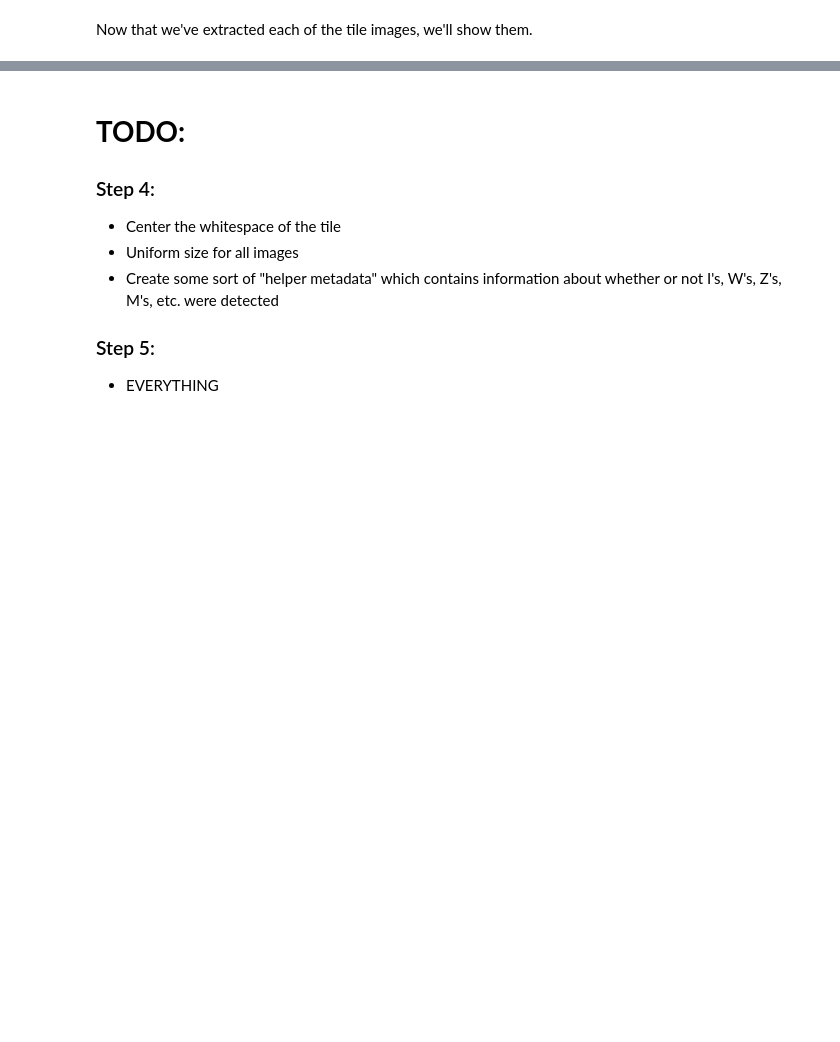
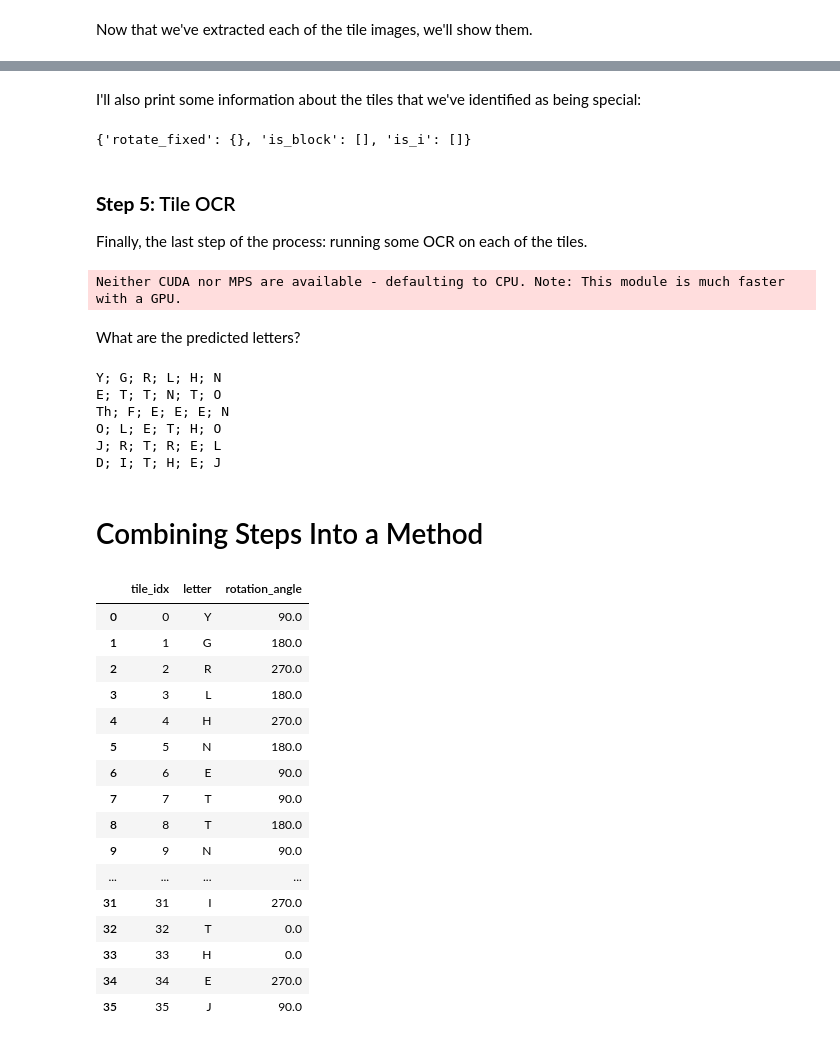
Before and after one commit to trevbook/boggle-vision, a Jupyter notebook: notebooks/03. Finalizing Board Detection.ipynb, the cells around one changed output, grey strips where cells are left out. Saved outputs shown, nothing was run; the diff lists cells and outputs as text; code cells hidden in the pictures; blank space fills up the shorter version.

```diff
--- a/notebooks/03. Finalizing Board Detection.ipynb
+++ b/notebooks/03. Finalizing Board Detection.ipynb
@@ -200,10 +197,59 @@ board_detect.display_images_in_grid(
-# %% [markdown]
-# **TODO:**
-
-### Step 4:
-- Center the whitespace of the tile
-- Uniform size for all images
-- Create some sort of "helper metadata" which contains information about whether or not I's, W's, Z's, M's, etc. were detected
-
-### Step 5:
-- EVERYTHING
+# %% [markdown]
+I'll also print some information about the tiles that we've identified as being special:
+# %%
+special_tile_info
+# %% [output]
+{'rotate_fixed': {}, 'is_block': [], 'is_i': []}
+# %% [markdown]
+### **Step 5:** Tile OCR
+Finally, the last step of the process: running some OCR on each of the tiles.
+# %%
+# Set up the EasyOCR reader
+import easyocr
+reader = easyocr.Reader(['en'])
+
+# Run the OCR on the tiles
+tile_ocr_results_df = board_detect.ocr_all_tiles(extracted_tile_img_dict, special_tile_info,
+                                                 skeletonize=True,
+                                                 easyocr_reader=reader)
+# %% [output]
+Neither CUDA nor MPS are available - defaulting to CPU. Note: This module is much faster with a GPU.
+# %% [markdown]
+What are the predicted letters?
+# %%
+# Print all of the predicted
+tiles_per_row = int(math.sqrt(len(tile_ocr_results_df)))
+for cur_row in range(tiles_per_row):
+    cur_df_subset = tile_ocr_results_df[
+        cur_row * tiles_per_row : (cur_row + 1) * tiles_per_row
+    ]
+    print("; ".join(cur_df_subset["letter"].tolist()))
+# %% [output]
+Y; G; R; L; H; N
+E; T; T; N; T; O
+Th; F; E; E; E; N
+O; L; E; T; H; O
+J; R; T; R; E; L
+D; I; T; H; E; J
+# %% [markdown]
+# Combining Steps Into a Method
+# %%
+board_detect.parse_boggle_board(input_image, easyocr_reader=reader)
+# %% [output]
+|  | tile_idx | letter | rotation_angle |
+| 0 | 0 | Y | 90.0 |
+| 1 | 1 | G | 180.0 |
+| 2 | 2 | R | 270.0 |
+| 3 | 3 | L | 180.0 |
+| 4 | 4 | H | 270.0 |
+| 5 | 5 | N | 180.0 |
+| 6 | 6 | E | 90.0 |
+| 7 | 7 | T | 90.0 |
+| 8 | 8 | T | 180.0 |
+| 9 | 9 | N | 90.0 |
+| ... | ... | ... | ... |
+| 31 | 31 | I | 270.0 |
+| 32 | 32 | T | 0.0 |
+| 33 | 33 | H | 0.0 |
+| 34 | 34 | E | 270.0 |
+| 35 | 35 | J | 90.0 |
```
Also changed, not shown: parts of 6 cells of this notebook, 5 other files.
